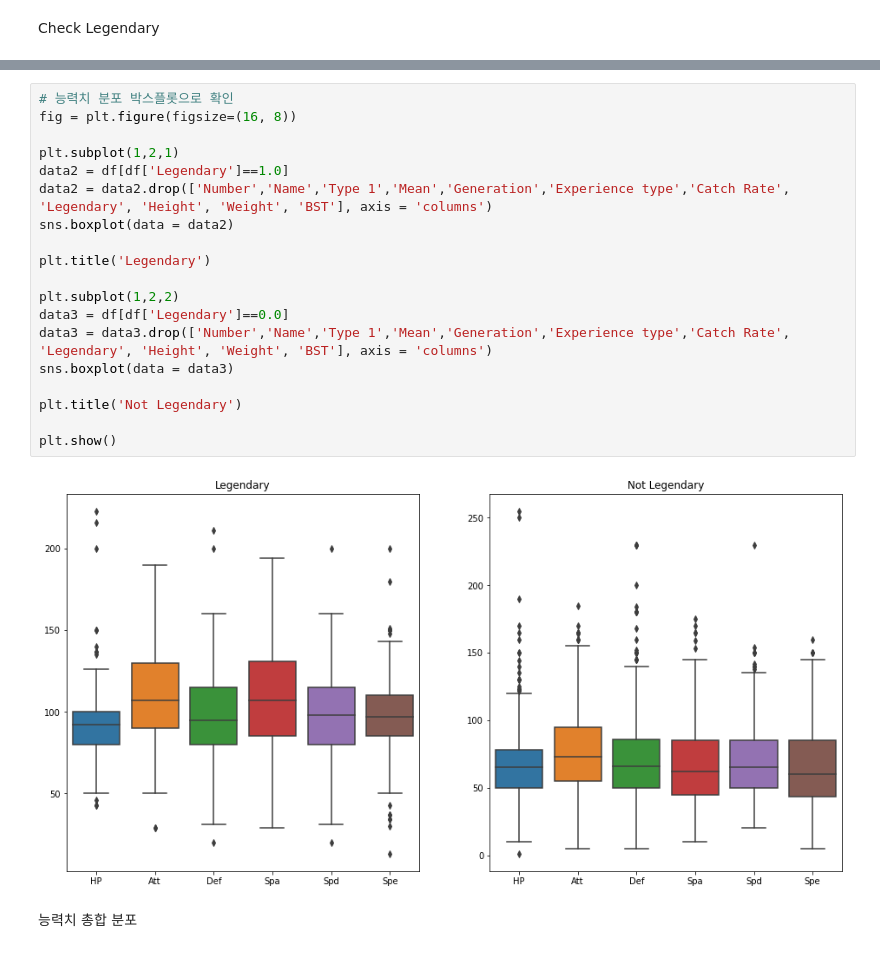
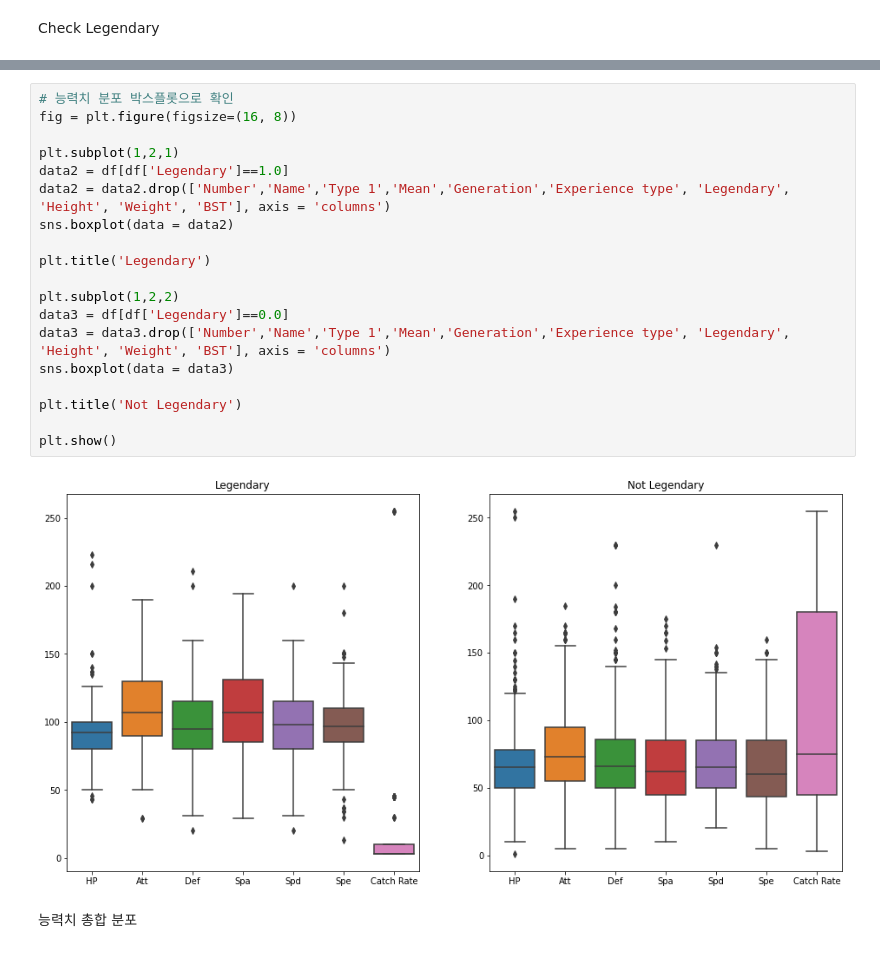
Before and after one commit to laewonJeong/Data-Analysis-Programming, a Jupyter notebook: DAP_Project.ipynb, the cells around one changed output, grey strips where cells are left out. Cells and saved outputs as stored; diff of their text form.

```diff
--- a/DAP_Project.ipynb
+++ b/DAP_Project.ipynb
@@ -162,24 +168,24 @@ plt.show()
 # %%
 # 능력치 분포 박스플롯으로 확인
 fig = plt.figure(figsize=(16, 8))
 
 plt.subplot(1,2,1)
 data2 = df[df['Legendary']==1.0]
-data2 = data2.drop(['Number','Name','Type 1','Mean','Generation','Experience type','Catch Rate', 'Legendary', 'Height', 'Weight', 'BST'], axis = 'columns')
+data2 = data2.drop(['Number','Name','Type 1','Mean','Generation','Experience type', 'Legendary', 'Height', 'Weight', 'BST'], axis = 'columns')
 sns.boxplot(data = data2)
 
 plt.title('Legendary')
 
 plt.subplot(1,2,2)
 data3 = df[df['Legendary']==0.0]
-data3 = data3.drop(['Number','Name','Type 1','Mean','Generation','Experience type','Catch Rate', 'Legendary', 'Height', 'Weight', 'BST'], axis = 'columns')
+data3 = data3.drop(['Number','Name','Type 1','Mean','Generation','Experience type', 'Legendary', 'Height', 'Weight', 'BST'], axis = 'columns')
 sns.boxplot(data = data3)
 
 plt.title('Not Legendary')
 
 plt.show()
 # %% [output]
-[figure, old version]
+[figure, new version]
 # %% [markdown]
 능력치 총합 분포
 # %%
```
Also changed, not shown: parts of 13 cells of this notebook.
